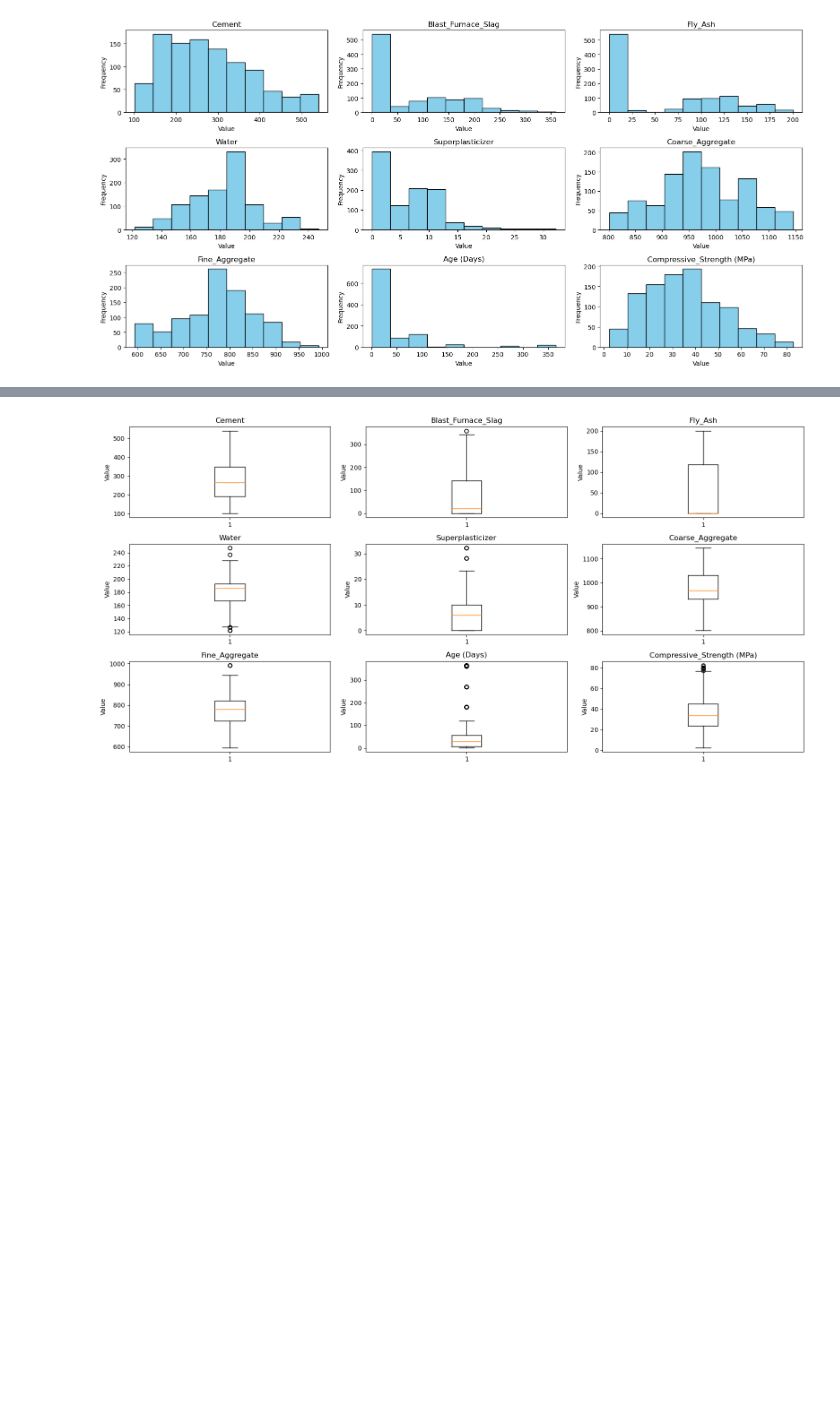
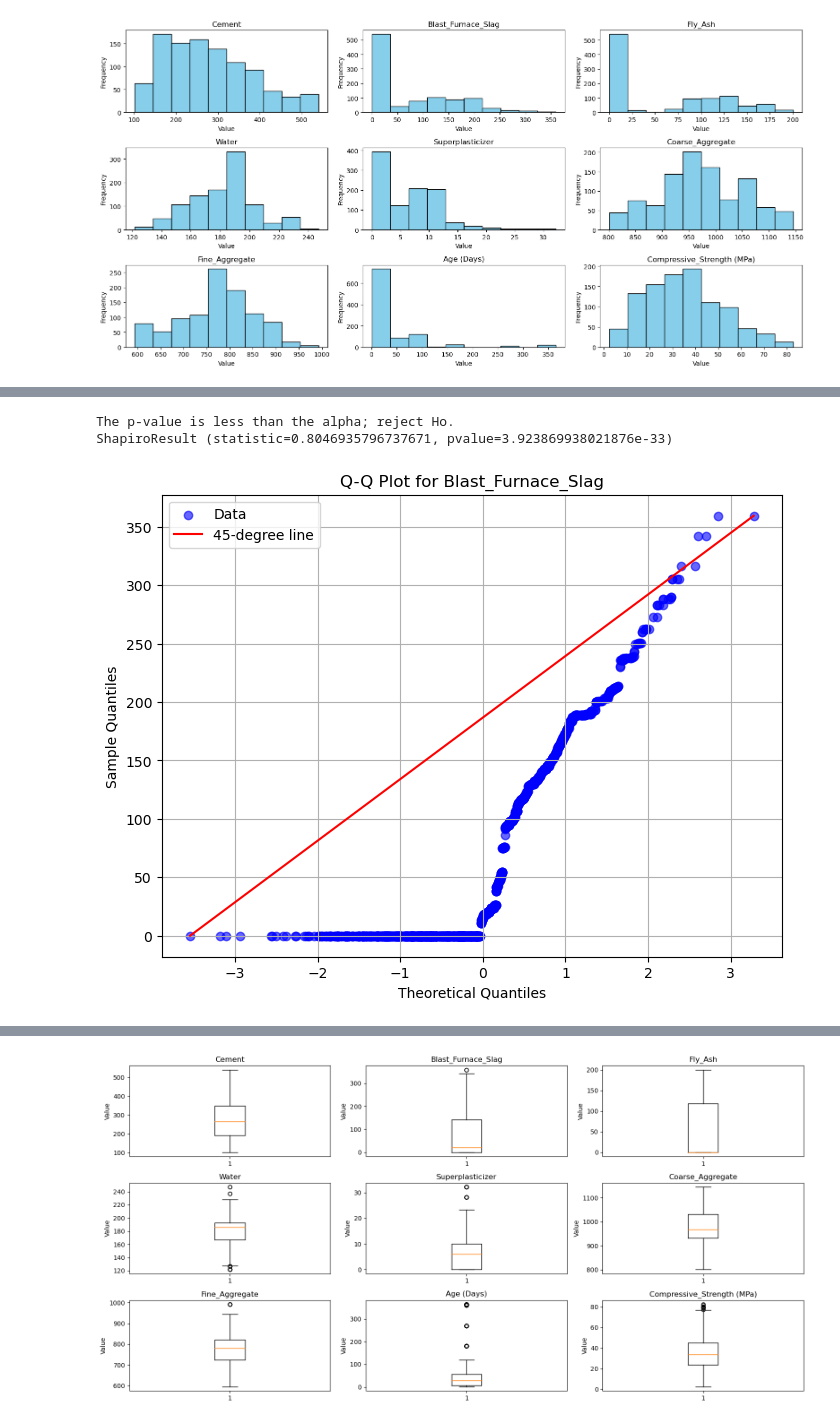
Before and after one commit to SBangarh/Concrete-Strength-Analysis, a Jupyter notebook: analysis.ipynb, the cells around one changed output, grey strips where cells are left out. Drawn from its saved outputs; the diff is of its cells as text; code cells hidden in the pictures; blank space fills up the shorter version.

```diff
--- a/analysis.ipynb
+++ b/analysis.ipynb
@@ -159,0 +210,10 @@ make_histogram(data, 3, 3, (16, 8))
+# %%
+#normality test for blast furance slag
+test_normality(data, 'Blast_Furnace_Slag', alpha=0.05)
+
+# qq plot
+make_qq_plots(data, 'Blast_Furnace_Slag')
+# %% [output]
+The p-value is less than the alpha; reject Ho.
+ShapiroResult (statistic=0.8046935796737671, pvalue=3.923869938021876e-33)
+[figure, added]
```
Also changed, not shown: parts of 18 cells of this notebook.
